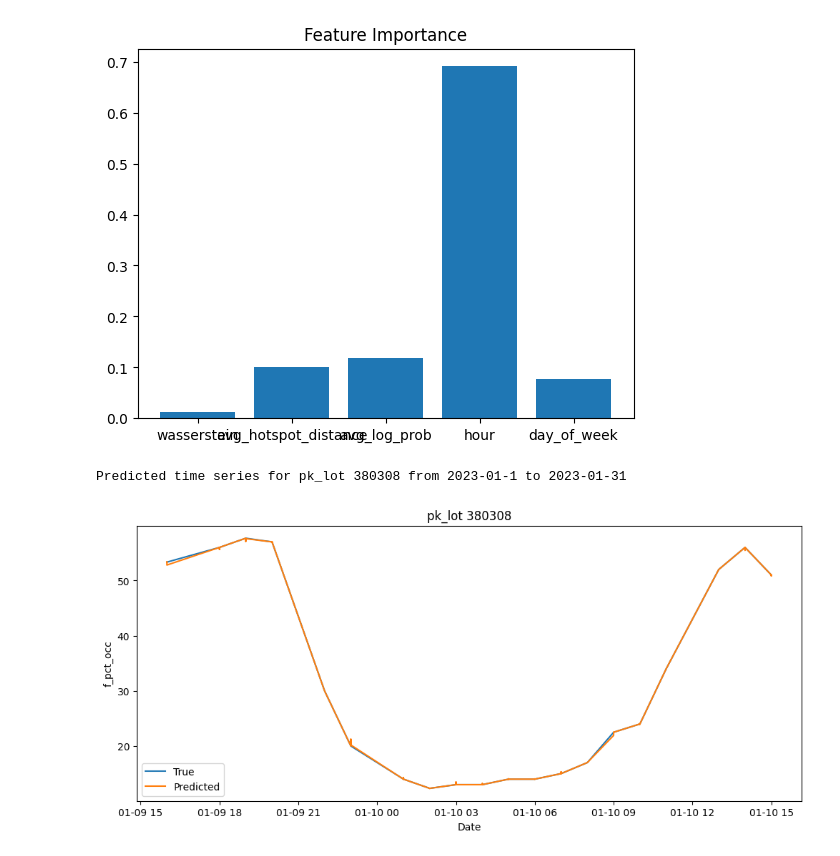
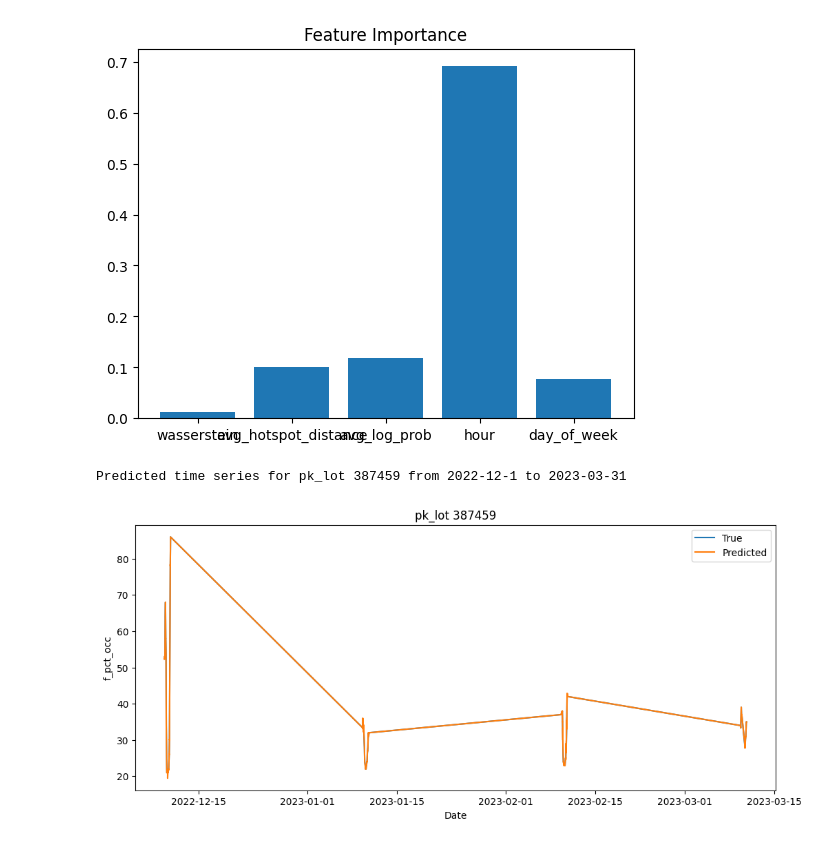
Before and after one commit to INRIX-Logan-Garwood/Parking-Location-vs-Occupancy, a Jupyter notebook: notebooks/train_model.ipynb, the cells around one changed output. Cells and saved outputs as stored; diff of their text form; code cells hidden in the pictures.

```diff
--- a/notebooks/train_model.ipynb
+++ b/notebooks/train_model.ipynb
@@ -301,31 +301,31 @@ plt.show()
 # %%
 # plot the predicted time series
 # get the first week of data for a random lot
 lot_id = np.random.choice(lot_ids)
 start_day = 1 # random.randint(1, 29)
 end_day = 31 # random.randint(start_day + 1, min(start_day + 13, 30))
-start_date = '2023-01-' + str(start_day)
-end_date = '2023-01-' + str(end_day)
+start_date = '2022-12-' + str(start_day)
+end_date = '2023-03-' + str(end_day)
 week_df = df[(df['timestamp'] < end_date) & (start_date < df['timestamp']) & (df['pk_lot'] == lot_id)]
 # sort week_df
 week_df = week_df.sort_values(by=['timestamp'])
 week = week_df[input_features].values
 week = scaler.transform(week)
 week_pred = model.predict(week)
 
 print(f'Predicted time series for pk_lot {lot_id} from {start_date} to {end_date}')
 
 fig = plt.figure(figsize=(12, 5))
 plt.plot(week_df['timestamp'], week_df[output_feature], label='True')
 plt.plot(week_df['timestamp'], week_pred, label='Predicted')
 plt.xlabel('Date')
 plt.ylabel(output_feature)
 plt.title(f'pk_lot {lot_id}')
 plt.legend()
 plt.show()
 # %% [output]
-Predicted time series for pk_lot 380308 from 2023-01-1 to 2023-01-31
+Predicted time series for pk_lot 387459 from 2022-12-1 to 2023-03-31
-[figure, old version]
+[figure, new version]
 # %%
 from sklearn.tree import plot_tree
 
```
